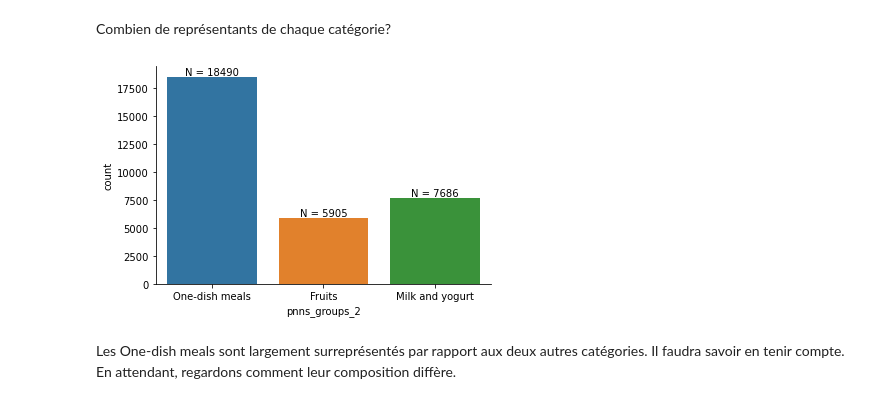
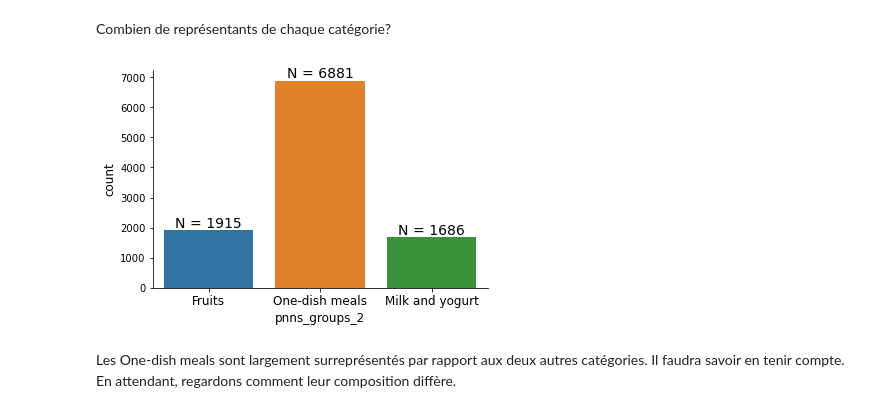
Before and after one commit to OlivierLegrand/P7, a Jupyter notebook: P3/PSanté_notebookexploration.ipynb, the cells around one changed output. Saved outputs shown, nothing was run; the diff lists cells and outputs as text; code cells hidden in the pictures.

```diff
--- a/P3/PSanté_notebookexploration.ipynb
+++ b/P3/PSanté_notebookexploration.ipynb
@@ -119,5 +60,7 @@ X.describe()
 # %% [markdown]
 # II Analyse exploratoire
+# %%
+df1 = pd.read_csv("./df1_nomissing.csv")
 # %% [markdown]
 ## II.1 Répartitions typiques de l'énergie et des macronutriments
 # %% [markdown]
@@ -170,18 +202,22 @@ Combien de représentants de chaque catégorie?
 # %%
 fig, ax = plt.subplots()
 sns.countplot(x="pnns_groups_2",
-              data=X,
+              data=df1,
               ax=ax)
-
+ax.set_xticklabels(ax.get_xticklabels(), fontsize=12)
+#ax.set_yticklabels(ax.get_yticklabels(), fontsize=12)
+ax.set_xlabel(ax.get_xlabel(), fontsize=12)
+ax.set_ylabel(ax.get_ylabel(), fontsize=12)
 for p in ax.patches:
     x=p.get_bbox().get_points()[:,0]
     y=p.get_bbox().get_points()[1,1]
     ax.annotate("N = {:.0f}".format(y), (x.mean(), y),
-            ha='center', va='bottom') # set the alignment of the text
+            ha='center', va='bottom', fontsize=14) # set the alignment of the text
 sns.despine(ax=ax)
+plt.savefig("./graphes/categories.png", dpi=300)
 plt.show()
 # %% [output]
-[figure, old version]
+[figure, new version]
 # %% [markdown]
 Les One-dish meals sont largement surreprésentés par rapport aux deux autres catégories. Il faudra savoir en tenir compte. En attendant, regardons comment leur composition diffère.
 # %% [markdown]
```
Also changed, not shown: parts of 200 cells of this notebook, 2 other files.
